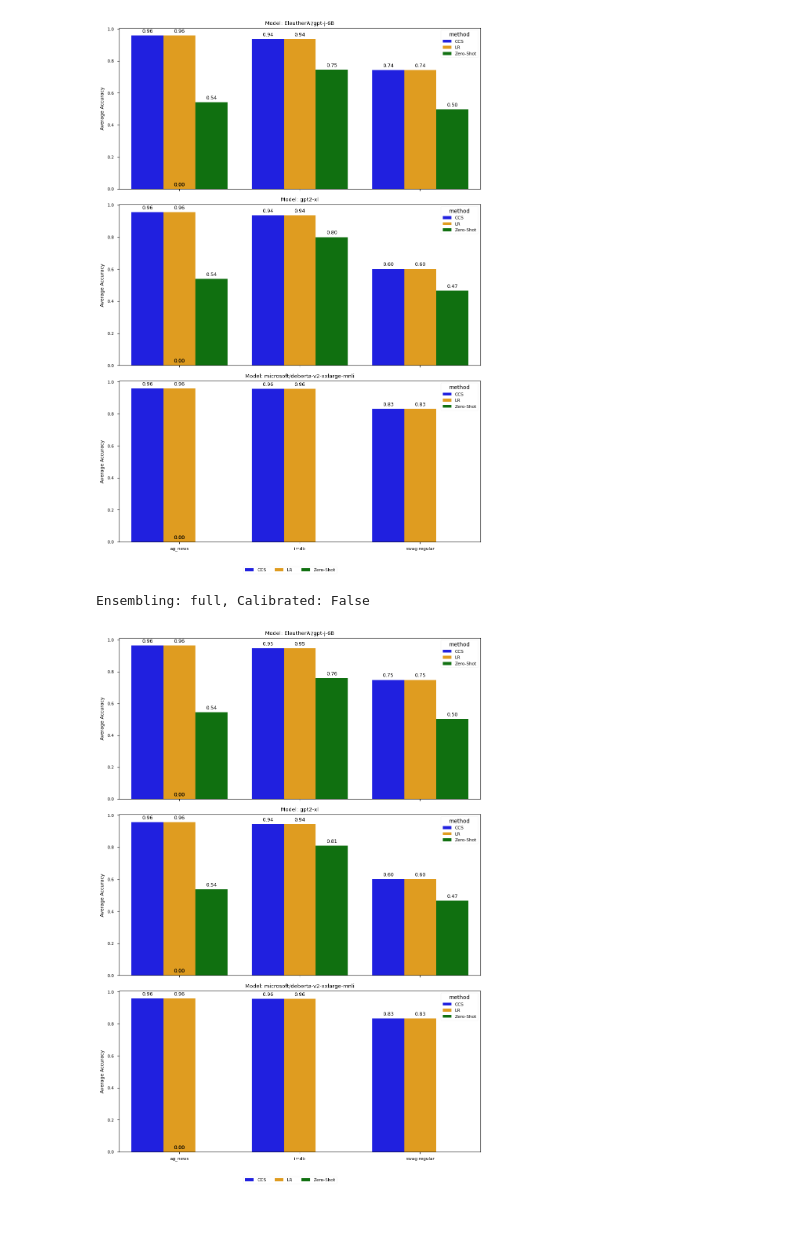
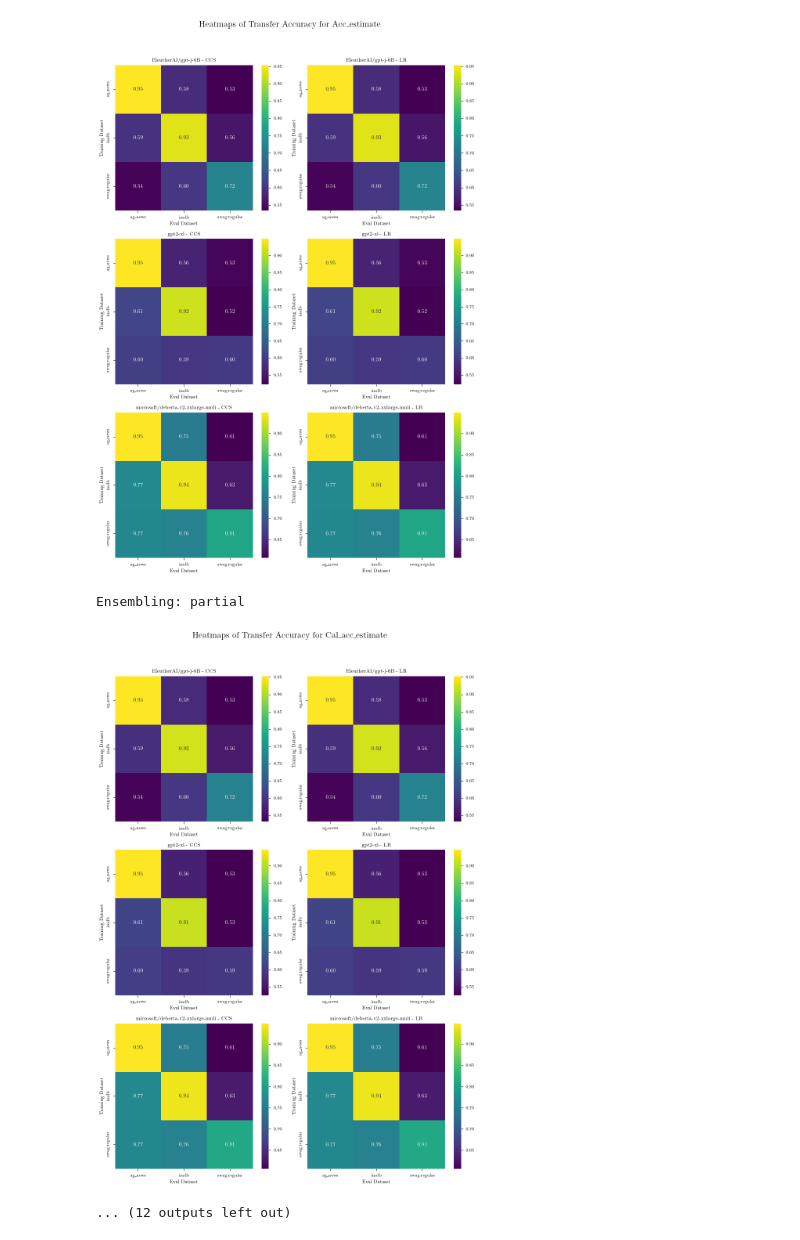
Before and after one commit to ebronstein/ccs, a Jupyter notebook: plots.ipynb, the cells around one changed output. Cells and saved outputs as stored; diff of their text form; code cells hidden in the pictures; blank space fills up the shorter version.

Commit message:
Make all initial plots

```diff
--- a/plots.ipynb
+++ b/plots.ipynb
@@ -73,3 +116,5 @@ paths = [
     "sweeps/gallant-davinci",
 ]
 results_df = load_experiment_results(paths)
+# %%
+results_df_without_transfer = results_df[results_df["dataset"] == results_df["eval_dataset"]]
@@ -155,3 +308,10 @@ def plot_accuracy_by_model(df):
     plt.tight_layout(rect=[0, 0.03, 1, 0.95])
 
     plt.show()
+# %%
+for ensembling in ["none", "partial", "full"]:
+    for metric in ["acc_estimate", "cal_acc_estimate", "auroc_estimate", "ece"]:
+        print(f"Ensembling: {ensembling}")
+        plot_grouped_accuracy_by_model_with_labels(
+            results_df_without_transfer, layer=None, ensembling=ensembling, metric=metric
+        )
@@ -157,0 +437,5 @@ def plot_accuracy_by_model(df):
+# %%
+for ensembling in ["none", "partial", "full"]:
+    for metric in ["acc_estimate", "cal_acc_estimate", "auroc_estimate", "ece"]:
+        print(f"Ensembling: {ensembling}")
+        plot_mean_metric_by_model_with_labels(results_df_without_transfer, layer=None, ensembling=ensembling, metric=metric)
@@ -296,0 +562,7 @@ def plot_grouped_accuracy_by_model_with_labels(
+# %%
+for ensembling in ["none", "partial", "full"]:
+    for metric in ["acc_estimate", "cal_acc_estimate", "auroc_estimate", "ece"]:
+        print(f"Ensembling: {ensembling}")
+        plot_metric_vs_layer(
+            results_df_without_transfer, ensembling=ensembling, metric=metric
+        )
@@ -297,8 +645,6 @@ def plot_grouped_accuracy_by_model_with_labels(
 # %%
 for ensembling in ["none", "partial", "full"]:
-    for calibrated in [True, False]:
-        print(f"Ensembling: {ensembling}, Calibrated: {calibrated}")
-        plot_grouped_accuracy_by_model_with_labels(
-            results_df, layer=None, ensembling=ensembling, calibrated=calibrated
-        )
+    for metric in ["acc_estimate", "cal_acc_estimate", "auroc_estimate", "ece"]:
+        print(f"Ensembling: {ensembling}")
+        generate_heatmaps(results_df, metric, layer=None, ensembling=ensembling)
 # %% [output]
@@ -314,3 +660,4 @@ Ensembling: full, Calibrated: True
-[figure, old version]
+[figure, new version]
-Ensembling: full, Calibrated: False
+Ensembling: partial
-[figure, old version]
+[figure, new version]
+... (12 outputs left out)
```
Also changed, not shown: parts of 13 cells of this notebook.
